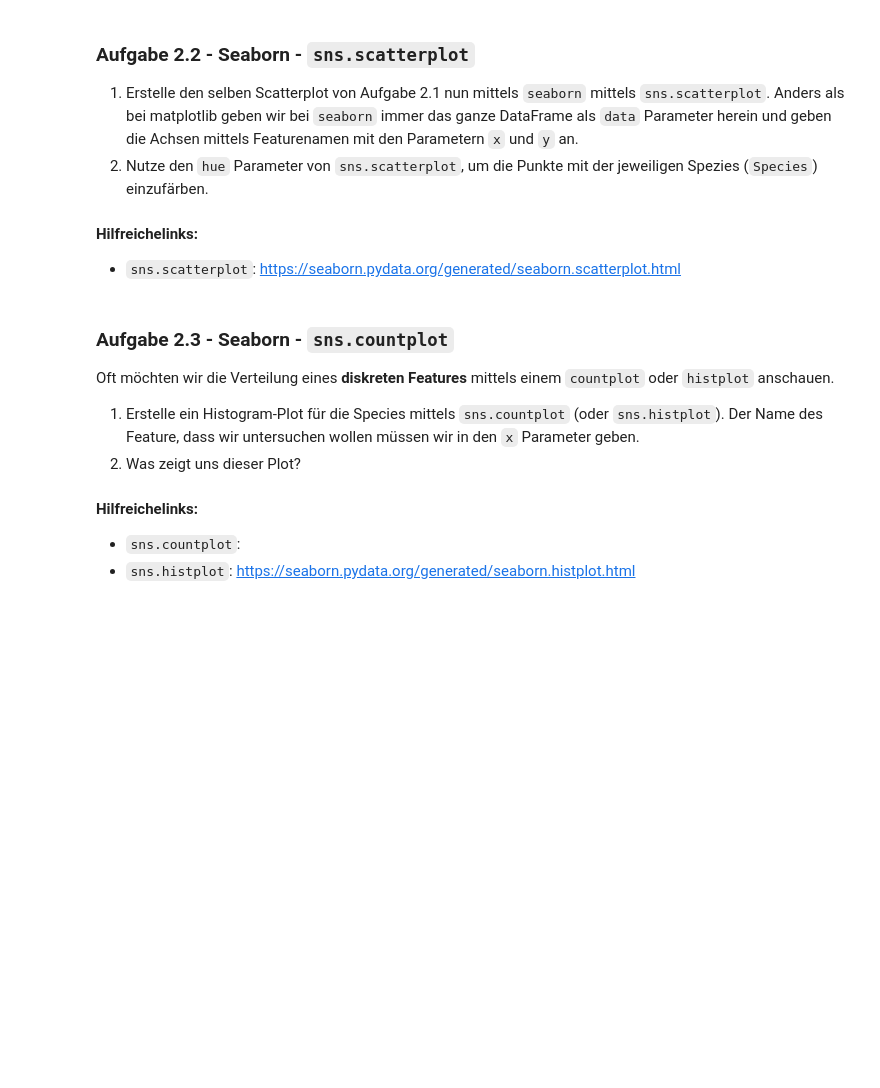
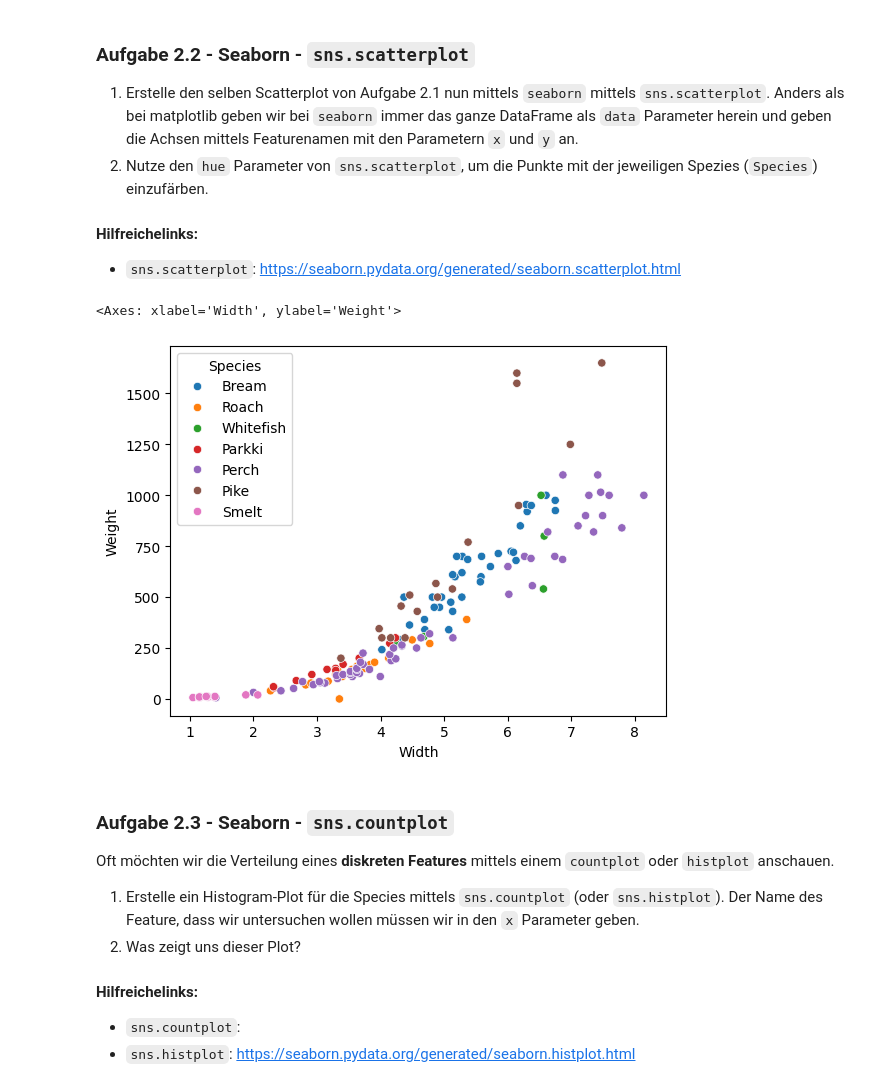
Before and after one commit to gasserandreas/Jupyter-lab-fhnw, a Jupyter notebook: 09_Machine Learning/day1/exercises/introduction/introduction.ipynb, the cells around one changed output. Saved outputs shown, nothing was run; the diff lists cells and outputs as text; code cells hidden in the pictures; blank space fills up the shorter version.

````diff
--- a/09_Machine Learning/day1/exercises/introduction/introduction.ipynb
+++ b/09_Machine Learning/day1/exercises/introduction/introduction.ipynb
@@ -158,3 +247,9 @@ Die Punktwolke kann uns helfen Zusammenhänge zwischen diesen Features schnell z
+# %%
+import seaborn as sns
+sns.scatterplot(data=df, x='Width', y='Weight', hue='Species')
+# %% [output]
+<Axes: xlabel='Width', ylabel='Weight'>
+[figure, added]
 # %% [markdown]
 ### Aufgabe 2.3 - Seaborn - ```sns.countplot```
 
````
Also changed, not shown: parts of 20 cells of this notebook, 3 other files.
